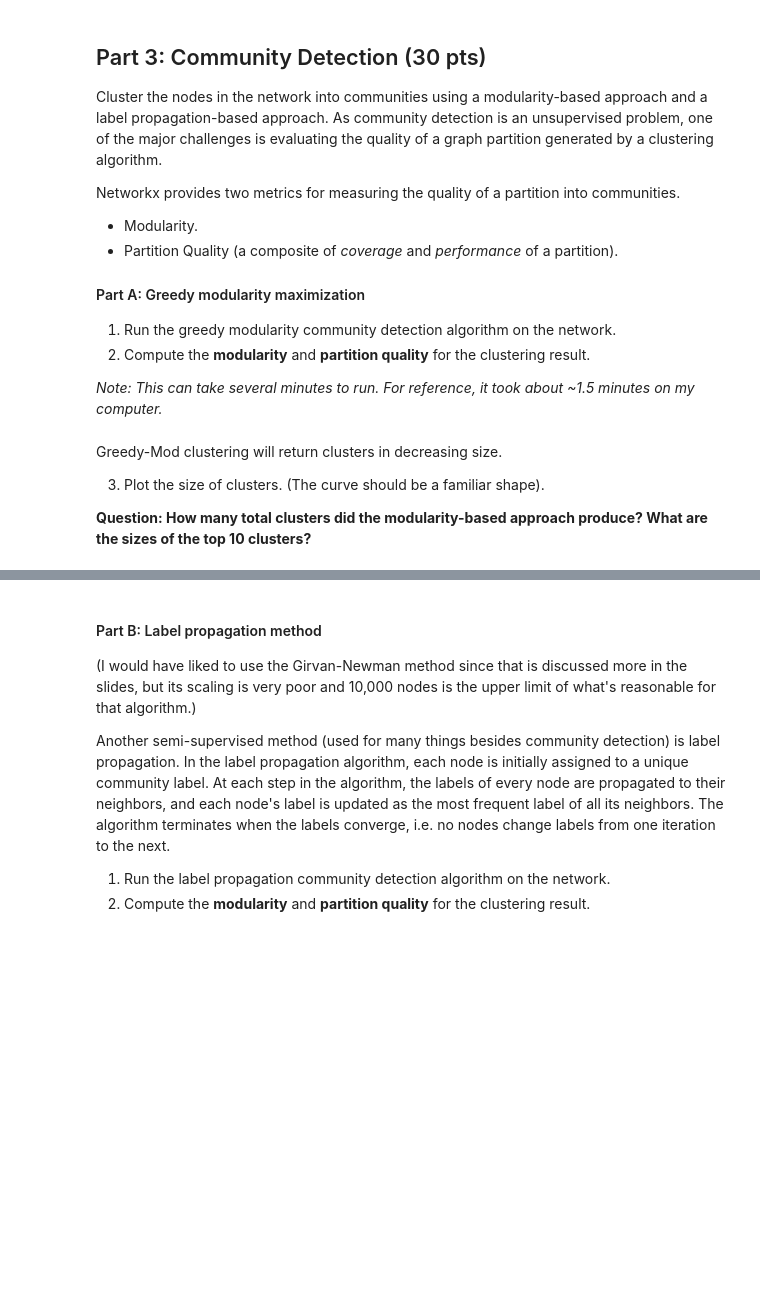
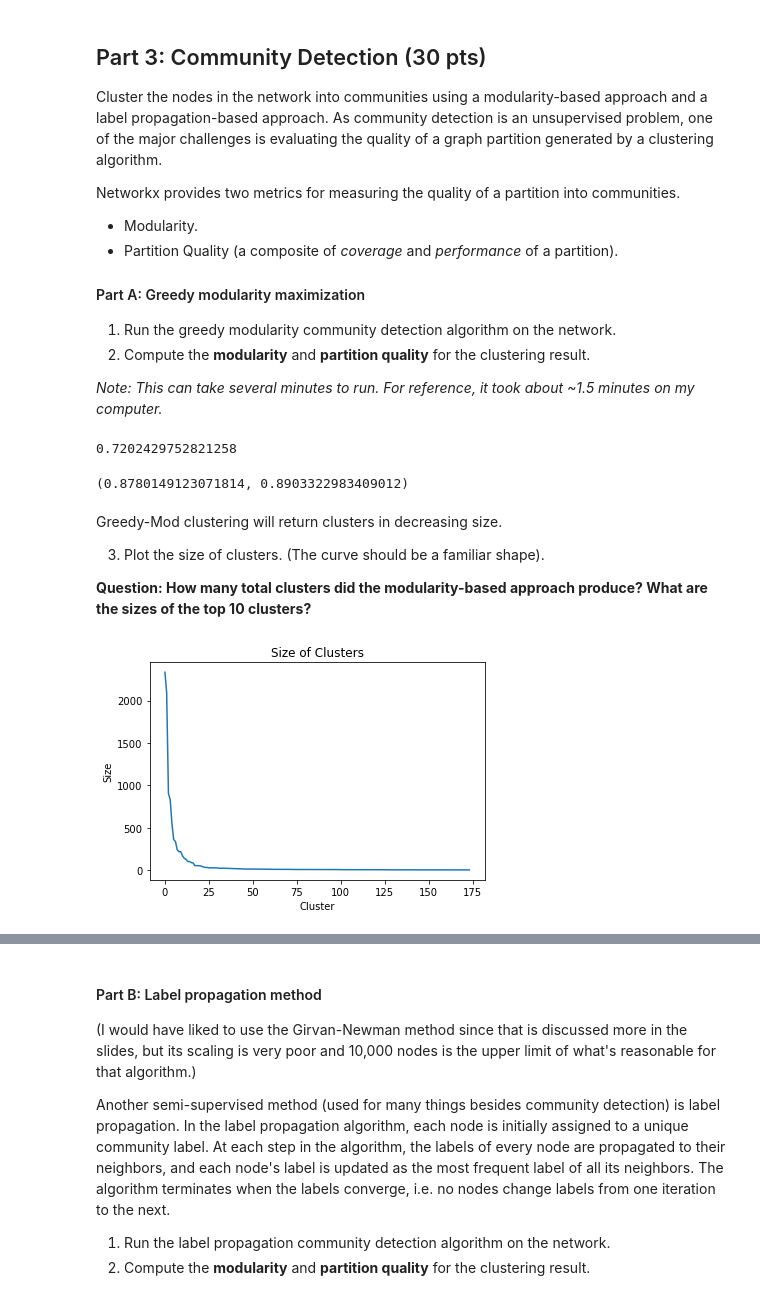
Before and after one commit to coverc/ITCS6162Summer2022Project, a Jupyter notebook: programming_assignment.ipynb, the cells around one changed output, grey strips where cells are left out. Drawn from its saved outputs; the diff is of its cells as text; code cells hidden in the pictures; blank space fills up the shorter version.

```diff
--- a/programming_assignment.ipynb
+++ b/programming_assignment.ipynb
@@ -332,5 +435,11 @@ In this section, you will compute PageRank on a social network to determine the
 ## Part 1: Load data and construct graph (10 pts)
 
 The data are stored in an edgelist file. Use the networkx *read_edgelist()* function to read the file into a networkx Graph object.
+# %%
+import networkx as nx
+
+graph = nx.read_edgelist("uncc_graph.edgelist", create_using=nx.Graph())
+
+directedgraph = nx.read_edgelist("uncc_graph.edgelist", create_using=nx.DiGraph())
 # %% [markdown]
 Print the total number of nodes and edges in the network.
@@ -369,9 +545,42 @@ Networkx provides two metrics for measuring the quality of a partition into comm
 2. Compute the **modularity** and **partition quality** for the clustering result.
 
 *Note: This can take several minutes to run. For reference, it took about ~1.5 minutes on my computer.*
+# %%
+from networkx.algorithms.community import greedy_modularity_communities
+
+greedy = greedy_modularity_communities(graph)
+# %%
+from networkx.algorithms.community import modularity
+
+ModularityCalc = modularity(graph, greedy)
+
+print(ModularityCalc)
+# %% [output]
+0.7202429752821258
+# %%
+from networkx.algorithms.community import partition_quality
+
+PartitionQuality = partition_quality(graph, greedy)
+
+print(PartitionQuality)
+# %% [output]
+(0.8780149123071814, 0.8903322983409012)
 # %% [markdown]
 Greedy-Mod clustering will return clusters in decreasing size.
 
 3. Plot the size of clusters. (The curve should be a familiar shape).
 
 **Question: How many total clusters did the modularity-based approach produce? What are the sizes of the top 10 clusters?**
+# %%
+size = []
+for g in greedy:
+    size.append(len(g))
+
+
+plt.plot(size)
+plt.title("Size of Clusters")
+plt.xlabel("Cluster")
+plt.ylabel("Size")
+plt.show()
+# %% [output]
+[figure, added]
```
Also changed, not shown: parts of 19 cells of this notebook.
